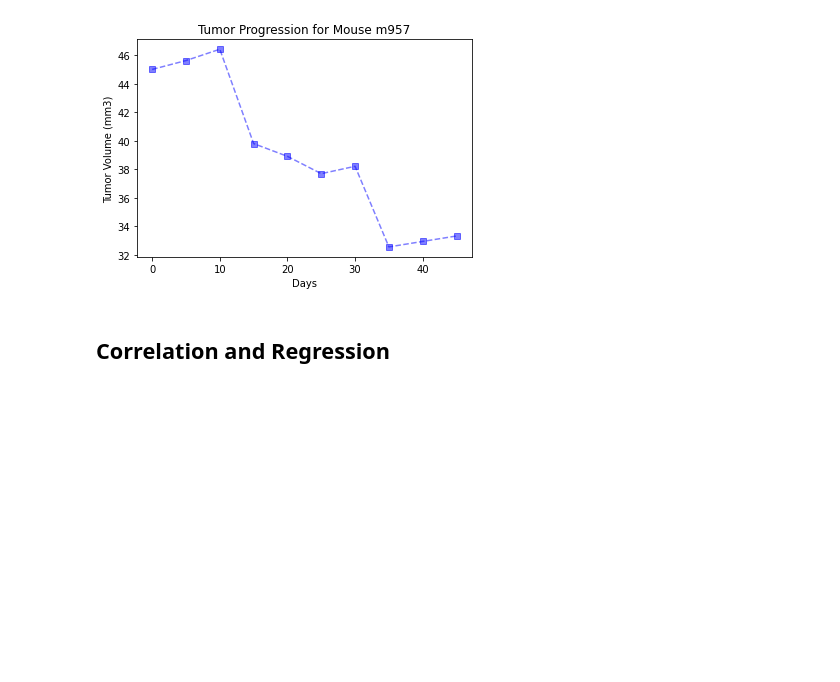
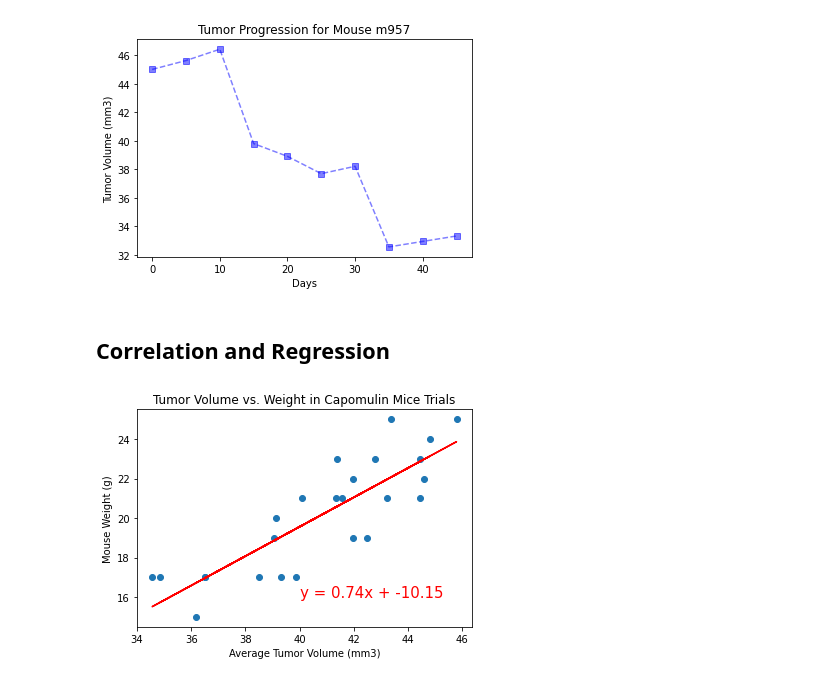
Before and after one commit to taylorsyde/Pymaceuticals-Analysis, a Jupyter notebook: pymaceuticals.ipynb, the cells around one changed output. Saved outputs shown, nothing was run; the diff lists cells and outputs as text; code cells hidden in the pictures; blank space fills up the shorter version.

```diff
--- a/pymaceuticals.ipynb
+++ b/pymaceuticals.ipynb
@@ -344,3 +361,25 @@ plt.show
 [figure]
 # %% [markdown]
 ## Correlation and Regression
+# %%
+# Generate a scatter plot of average tumor volume vs. mouse weight for the Capomulin regimen
+
+#create variables
+capo_mice_avg_tv = capo_mice.groupby('Mouse ID')['Tumor Volume (mm3)'].mean()
+capo_mice_avg_wg = capo_mice.groupby('Mouse ID')['Weight (g)'].mean()
+capo_mice_avg_wg
+
+plt.scatter(capo_mice_avg_tv, capo_mice_avg_wg)
+plt.title('Tumor Volume vs. Weight in Capomulin Mice Trials')
+plt.xlabel('Average Tumor Volume (mm3)')
+plt.ylabel('Mouse Weight (g)')
+
+(slope, intercept, rvalue, pvalue, stderr) = linregress(capo_mice_avg_tv, capo_mice_avg_wg)
+regress_values = capo_mice_avg_tv * slope + intercept
+line_eq = "y = " + str(round(slope,2)) + "x + " + str(round(intercept,2))
+plt.plot(capo_mice_avg_tv,regress_values,"r-")
+plt.annotate(line_eq,(40,16),fontsize=15,color="red")
+
+plt.show()
+# %% [output]
+[figure, added]
```
Also changed, not shown: parts of 13 cells of this notebook, 1 other file.
